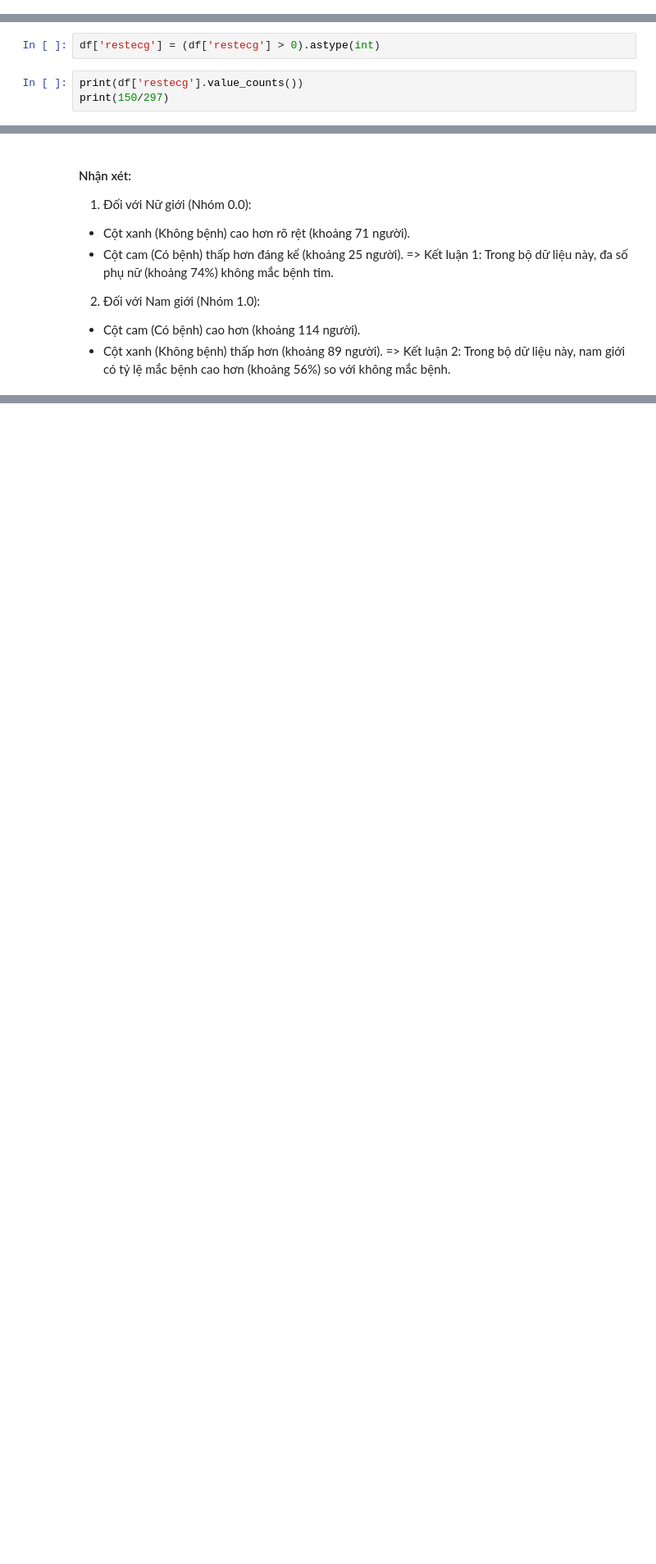
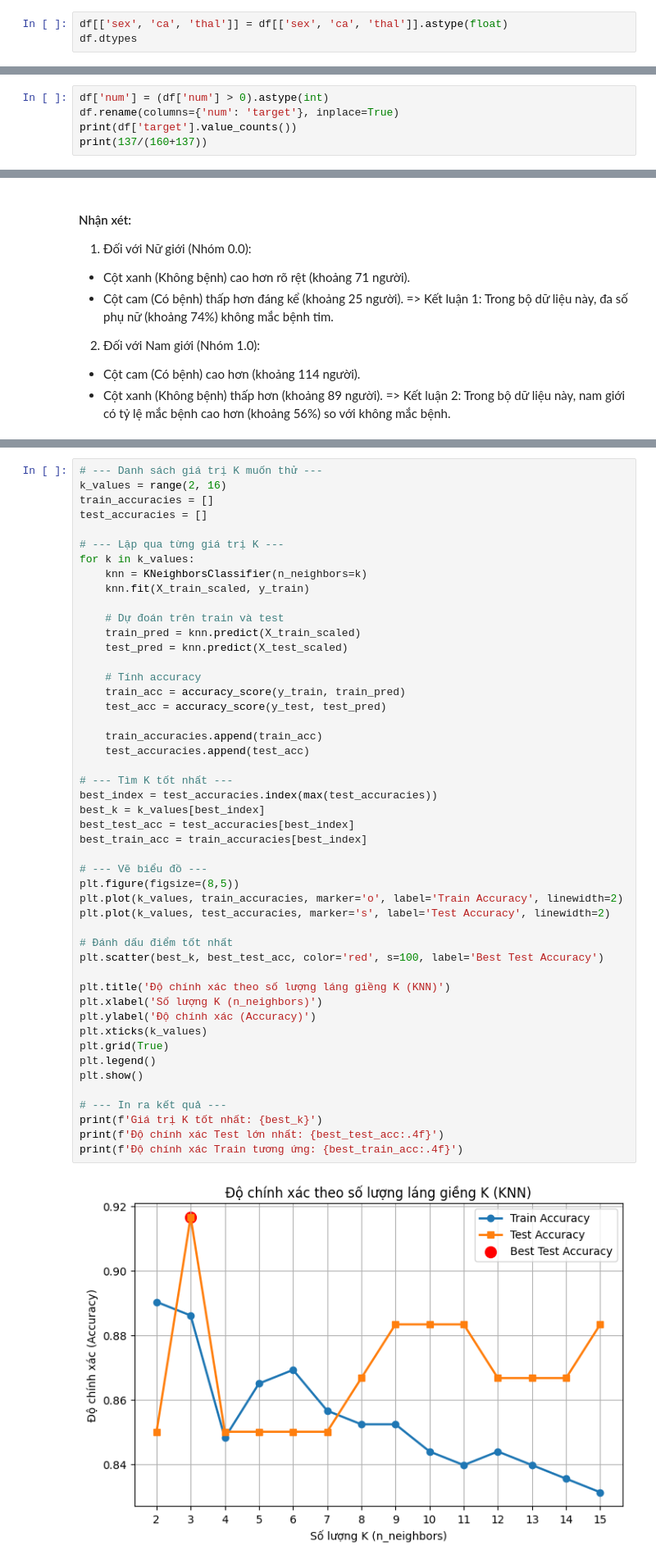
Before and after one commit to Duc-Nguyen-05/BLT-ML, a Jupyter notebook: main.ipynb, the cells around one changed output, grey strips where cells are left out. Shown at 82% size. Saved outputs shown, nothing was run; the diff lists cells and outputs as text; blank space fills up the shorter version.

```diff
--- a/main.ipynb
+++ b/main.ipynb
@@ -111,0 +162,3 @@ print(df.duplicated().sum())
+# %%
+df[['sex', 'ca', 'thal']] = df[['sex', 'ca', 'thal']].astype(float)
+df.dtypes
@@ -127,6 +200,6 @@ Name: count, dtype: int64
-# %%
-df['restecg'] = (df['restecg'] > 0).astype(int)
 # %%
-print(df['restecg'].value_counts())
-print(150/297)
+df['num'] = (df['num'] > 0).astype(int)
+df.rename(columns={'num': 'target'}, inplace=True)
+print(df['target'].value_counts())
+print(137/(160+137))
 # %% [output]
@@ -325,0 +334,50 @@ Name: proportion, dtype: float64
+# %%
+# --- Danh sách giá trị K muốn thử ---
+k_values = range(2, 16)
+train_accuracies = []
+test_accuracies = []
+
+# --- Lặp qua từng giá trị K ---
+for k in k_values:
+    knn = KNeighborsClassifier(n_neighbors=k)
+    knn.fit(X_train_scaled, y_train)
+
+    # Dự đoán trên train và test
+    train_pred = knn.predict(X_train_scaled)
+    test_pred = knn.predict(X_test_scaled)
+
+    # Tính accuracy
+    train_acc = accuracy_score(y_train, train_pred)
+    test_acc = accuracy_score(y_test, test_pred)
+
+    train_accuracies.append(train_acc)
+    test_accuracies.append(test_acc)
+
+# --- Tìm K tốt nhất ---
+best_index = test_accuracies.index(max(test_accuracies))
+best_k = k_values[best_index]
+best_test_acc = test_accuracies[best_index]
+best_train_acc = train_accuracies[best_index]
+
+# --- Vẽ biểu đồ ---
+plt.figure(figsize=(8,5))
+plt.plot(k_values, train_accuracies, marker='o', label='Train Accuracy', linewidth=2)
+plt.plot(k_values, test_accuracies, marker='s', label='Test Accuracy', linewidth=2)
+
+# Đánh dấu điểm tốt nhất
+plt.scatter(best_k, best_test_acc, color='red', s=100, label='Best Test Accuracy')
+
+plt.title('Độ chính xác theo số lượng láng giềng K (KNN)')
+plt.xlabel('Số lượng K (n_neighbors)')
+plt.ylabel('Độ chính xác (Accuracy)')
+plt.xticks(k_values)
+plt.grid(True)
+plt.legend()
+plt.show()
+
+# --- In ra kết quả ---
+print(f'Giá trị K tốt nhất: {best_k}')
+print(f'Độ chính xác Test lớn nhất: {best_test_acc:.4f}')
+print(f'Độ chính xác Train tương ứng: {best_train_acc:.4f}')
+# %% [output]
+[figure, added]
```
Also changed, not shown: parts of 76 cells of this notebook.
